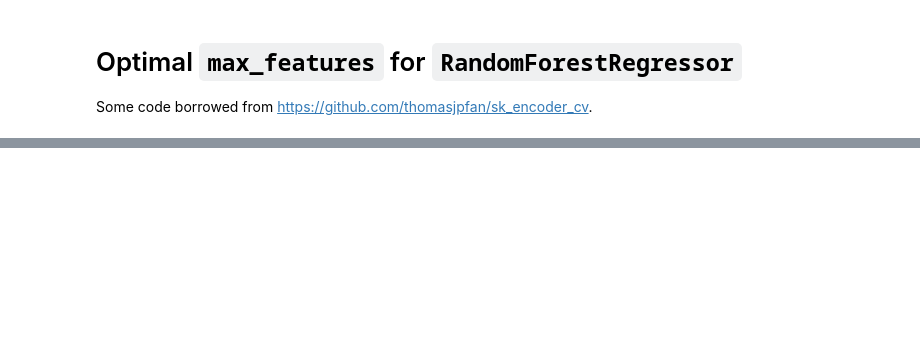
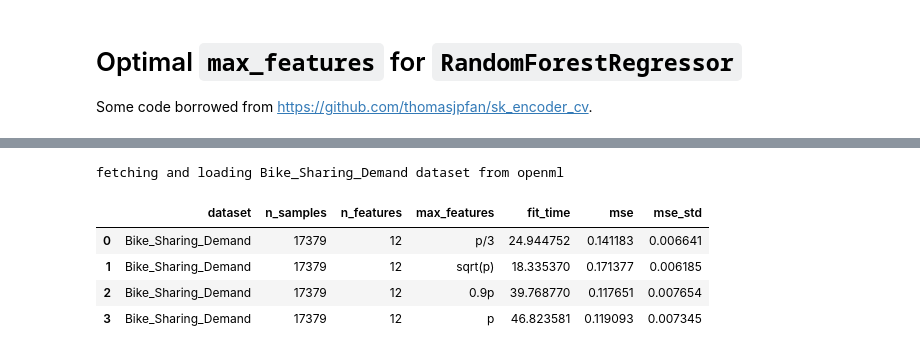
Before and after one commit to lorentzenchr/notebooks, a Jupyter notebook: random_forests_max_features.ipynb, the cells around one changed output, grey strips where cells are left out. Cells and saved outputs as stored; diff of their text form; code cells hidden in the pictures; blank space fills up the shorter version.

```diff
--- a/random_forests_max_features.ipynb
+++ b/random_forests_max_features.ipynb
@@ -364,0 +394,9 @@ sns.catplot(
+# %%
+pd.DataFrame(run_single_benchmark("Bike_Sharing_Demand", verbose=0, n_estimators=200))
+# %% [output]
+fetching and loading Bike_Sharing_Demand dataset from openml
+|  | dataset | n_samples | n_features | max_features | fit_time | mse | mse_std |
+| 0 | Bike_Sharing_Demand | 17379 | 12 | p/3 | 24.944752 | 0.141183 | 0.006641 |
+| 1 | Bike_Sharing_Demand | 17379 | 12 | sqrt(p) | 18.335370 | 0.171377 | 0.006185 |
+| 2 | Bike_Sharing_Demand | 17379 | 12 | 0.9p | 39.768770 | 0.117651 | 0.007654 |
+| 3 | Bike_Sharing_Demand | 17379 | 12 | p | 46.823581 | 0.119093 | 0.007345 |
```
Also changed, not shown: parts of 9 cells of this notebook, 1 other file.
